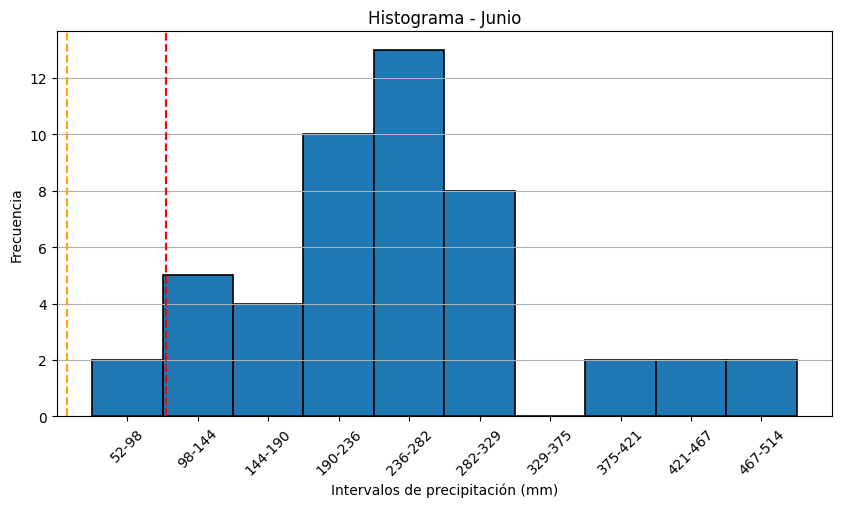
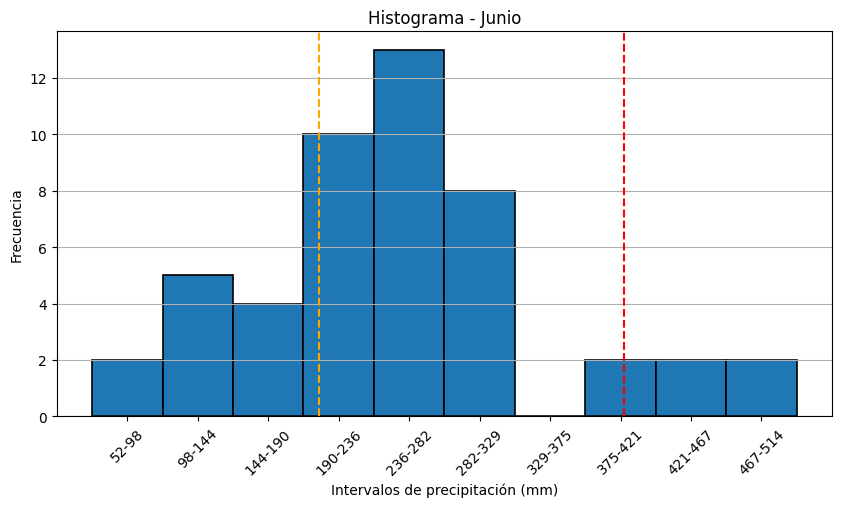
The change to this notebook cell's code, shown as a diff; its figure went from the first image to the second:
--- before
+++ after
@@ -24,6 +24,6 @@
 
 # líneas de referencia
-plt.axvline(35, linestyle='--', color="orange")
-plt.axvline(100, linestyle='--', color="red")
+plt.axvline(200, linestyle='--', color="orange")
+plt.axvline(400, linestyle='--', color="red")
 
 plt.title("Histograma - Junio")

Commit: Creado con Colab